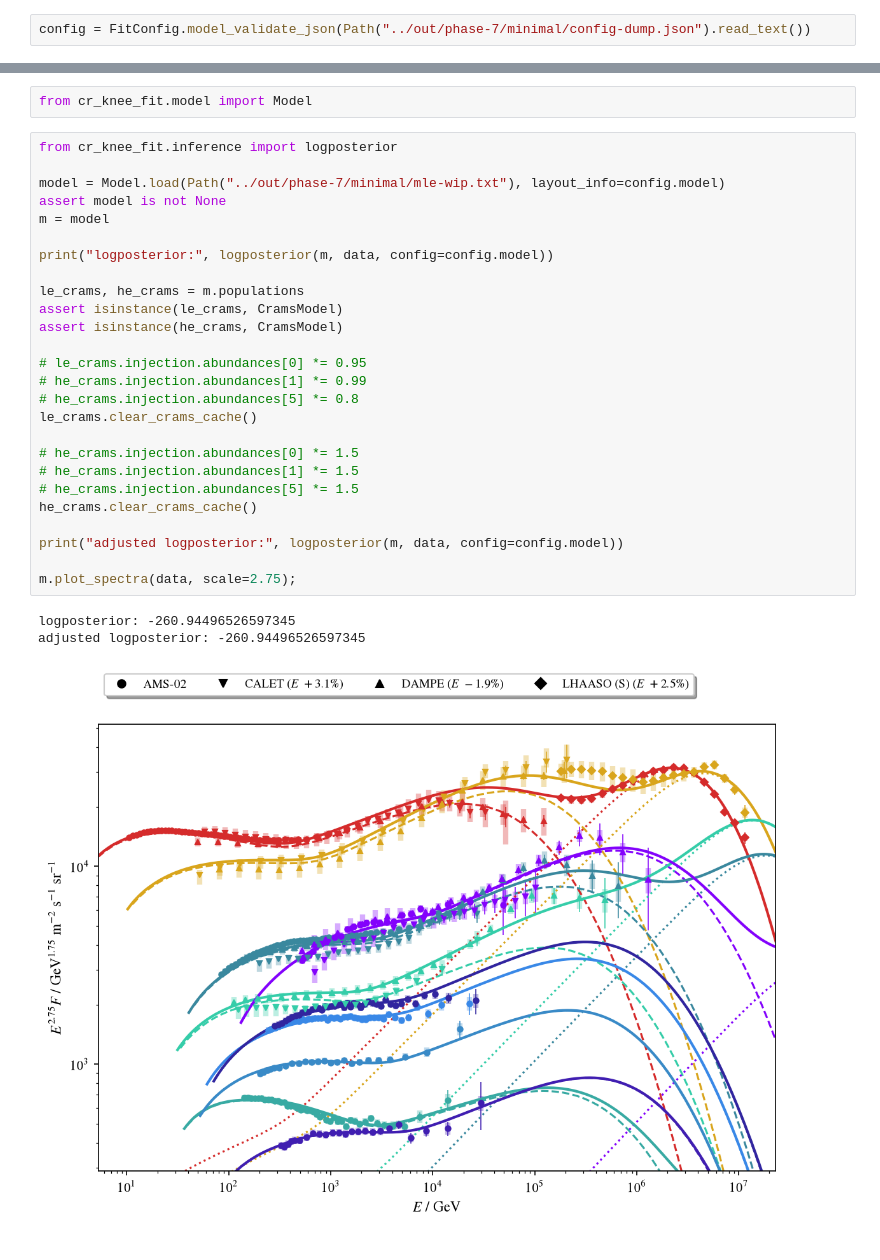
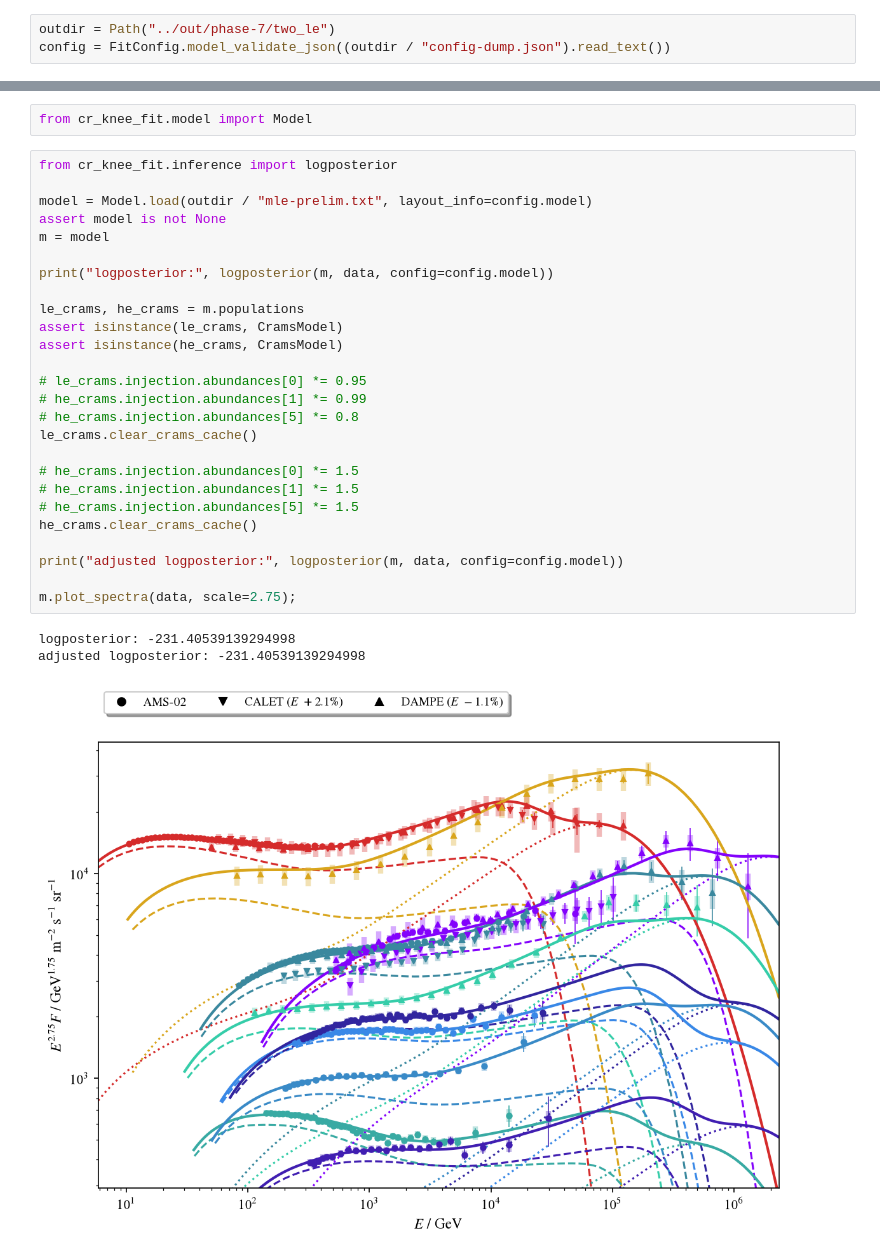
Before and after one commit to nj-vs-vh/EVA, a Jupyter notebook: notebooks/debug_minimal.ipynb, the cells around one changed output, grey strips where cells are left out. Saved outputs shown, nothing was run; the diff lists cells and outputs as text.

```diff
--- a/notebooks/debug_minimal.ipynb
+++ b/notebooks/debug_minimal.ipynb
@@ -4,7 +4,8 @@ from pathlib import Path
 from cr_knee_fit.analysis import FitConfig
 from cr_knee_fit.cr_models.crams import CramsModel
 # %%
-config = FitConfig.model_validate_json(Path("../out/phase-7/minimal/config-dump.json").read_text())
+outdir = Path("../out/phase-7/two_le")
+config = FitConfig.model_validate_json((outdir / "config-dump.json").read_text())
 # %%
 from cr_knee_fit.fit_data import Data
 
@@ -32,30 +33,30 @@ from cr_knee_fit.model import Model
 # %%
 from cr_knee_fit.inference import logposterior
 
-model = Model.load(Path("../out/phase-7/minimal/mle-wip.txt"), layout_info=config.model)
+model = Model.load(outdir / "mle-prelim.txt", layout_info=config.model)
 assert model is not None
 m = model
 
 print("logposterior:", logposterior(m, data, config=config.model))
 
 le_crams, he_crams = m.populations
 assert isinstance(le_crams, CramsModel)
 assert isinstance(he_crams, CramsModel)
 
 # le_crams.injection.abundances[0] *= 0.95
 # he_crams.injection.abundances[1] *= 0.99
 # he_crams.injection.abundances[5] *= 0.8
 le_crams.clear_crams_cache()
 
 # he_crams.injection.abundances[0] *= 1.5
 # he_crams.injection.abundances[1] *= 1.5
 # he_crams.injection.abundances[5] *= 1.5
 he_crams.clear_crams_cache()
 
 print("adjusted logposterior:", logposterior(m, data, config=config.model))
 
 m.plot_spectra(data, scale=2.75);
 # %% [output]
-logposterior: -260.94496526597345
-adjusted logposterior: -260.94496526597345
+logposterior: -231.40539139294998
+adjusted logposterior: -231.40539139294998
-[figure, old version]
+[figure, new version]
```
Also changed, not shown: parts of 4 cells of this notebook, 5 other files.
